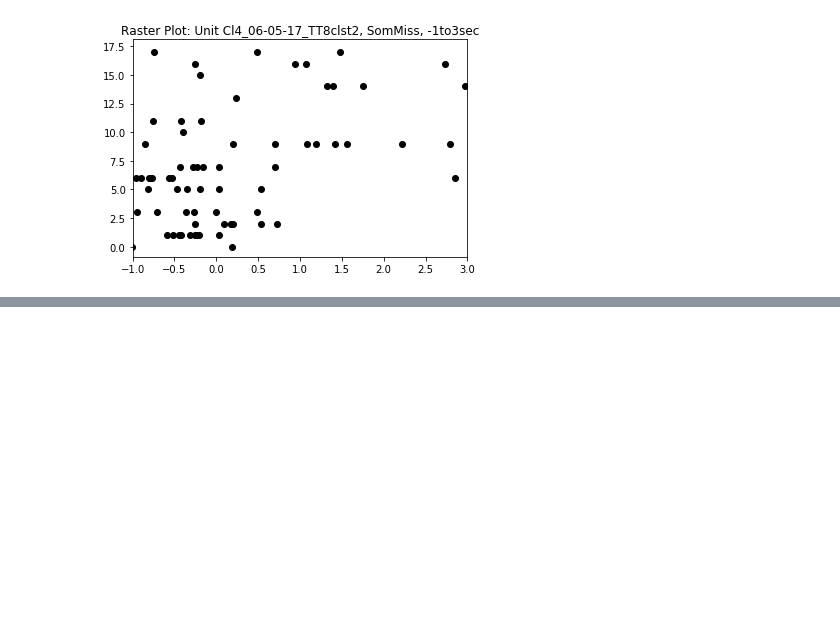
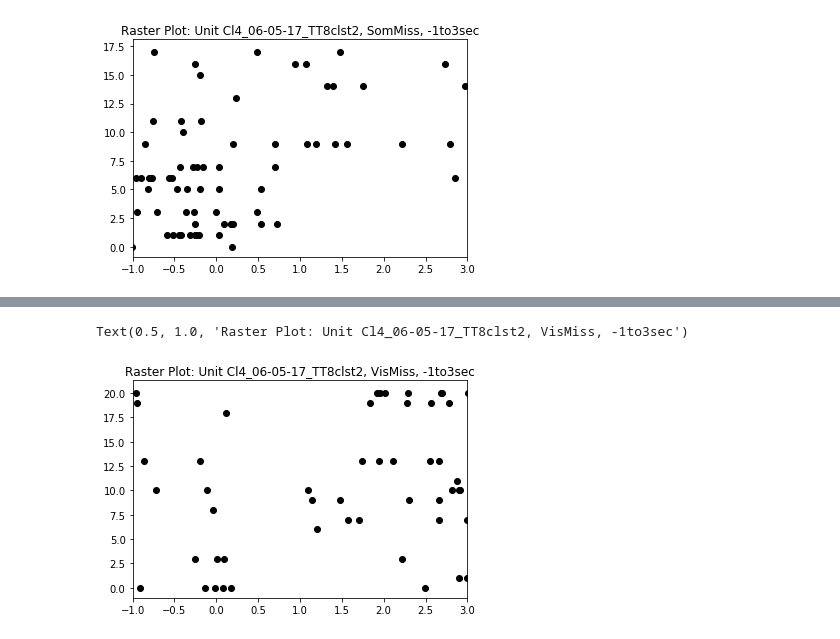
Before and after one commit to maimechevee/Undergrads, a Jupyter notebook: Evelyn WIP Final.ipynb, the cells around one changed output, grey strips where cells are left out. Saved outputs shown, nothing was run; the diff lists cells and outputs as text; code cells hidden in the pictures; blank space fills up the shorter version.

```diff
--- a/Evelyn WIP Final.ipynb
+++ b/Evelyn WIP Final.ipynb
@@ -58,0 +98,15 @@ plt.xlim(-1,3)
+# %%
+#Raster Plot: VisMiss
+neuron_spike_VisMiss = master_log[(master_log['Stim/Block/Response'] == 'VisMiss') & (master_log.unit_name == 'Cl4_06-05-17_TT8clst2')].spike_times - master_log[(master_log['Stim/Block/Response'] == 'VisMiss') & (master_log.unit_name == 'Cl4_06-05-17_TT8clst2')].stim_onset
+neuron_trial_num_VisMiss = master_log[(master_log['Stim/Block/Response'] == 'VisMiss') & (master_log.unit_name == 'Cl4_06-05-17_TT8clst2')].trial_num
+count = 0
+for i in range(0,len(neuron_spike_VisMiss)):
+    x = neuron_spike_VisMiss[neuron_spike_VisMiss.index[i]]
+    y = np.tile(count, len(x))
+    plt.scatter(x, y, color = 'black')
+    count += 1
+plt.xlim(-1,3)
+plt.title('Raster Plot: Unit Cl4_06-05-17_TT8clst2, VisMiss, -1to3sec')
+# %% [output]
+Text(0.5, 1.0, 'Raster Plot: Unit Cl4_06-05-17_TT8clst2, VisMiss, -1to3sec')
+[figure, added]
```
Also changed, not shown: parts of 8 cells of this notebook.
